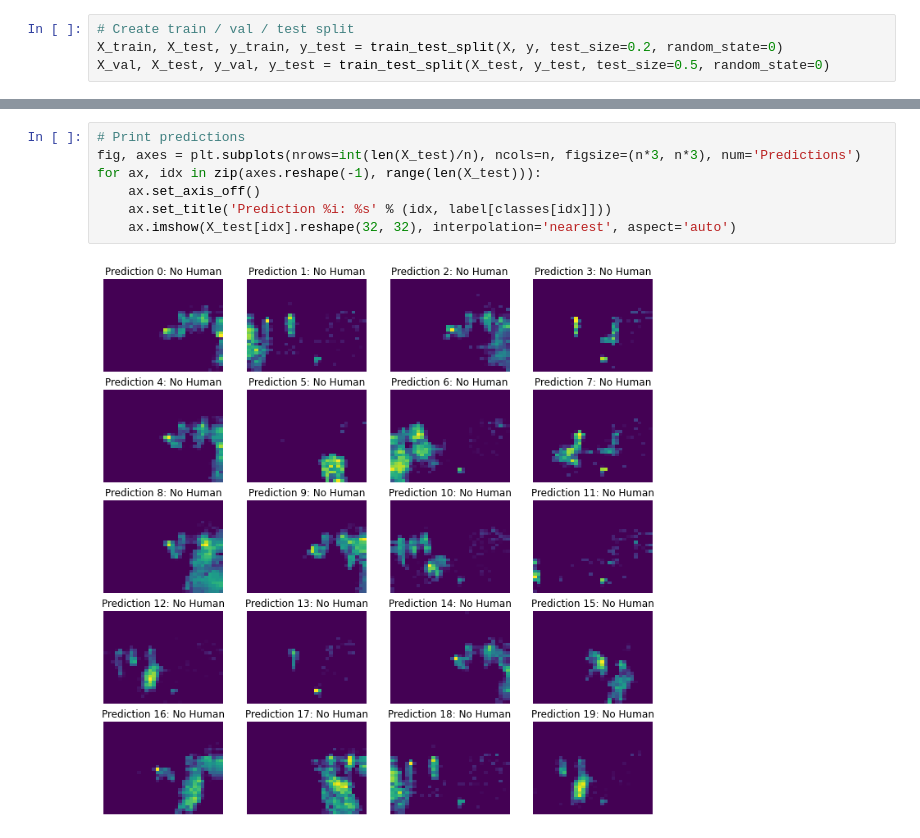
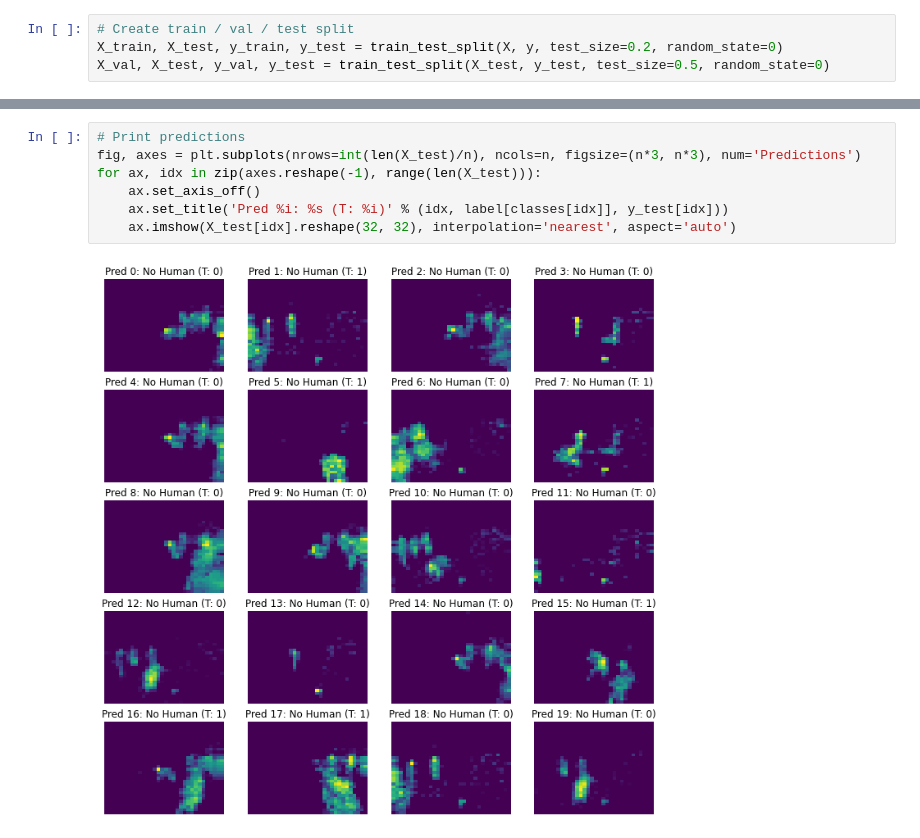
Before and after one commit to Avic3nna/EdgeML_thermalcamera, a Jupyter notebook: cnn/step3-modelling-simpleCnn-binary.ipynb, the cells around one changed output, grey strips where cells are left out. Saved outputs shown, nothing was run; the diff lists cells and outputs as text.

```diff
--- a/cnn/step3-modelling-simpleCnn-binary.ipynb
+++ b/cnn/step3-modelling-simpleCnn-binary.ipynb
@@ -173,9 +181,9 @@ print(pred, classes)
-# %%
-# Print predictions
-fig, axes = plt.subplots(nrows=int(len(X_test)/n), ncols=n, figsize=(n*3, n*3), num='Predictions')
-for ax, idx in zip(axes.reshape(-1), range(len(X_test))):
-    ax.set_axis_off()
-    ax.set_title('Prediction %i: %s' % (idx, label[classes[idx]]))
-    ax.imshow(X_test[idx].reshape(32, 32), interpolation='nearest', aspect='auto')
-# %% [output]
-[figure, removed]
+# %%
+# Print predictions
+fig, axes = plt.subplots(nrows=int(len(X_test)/n), ncols=n, figsize=(n*3, n*3), num='Predictions')
+for ax, idx in zip(axes.reshape(-1), range(len(X_test))):
+    ax.set_axis_off()
+    ax.set_title('Pred %i: %s (T: %i)' % (idx, label[classes[idx]], y_test[idx]))
+    ax.imshow(X_test[idx].reshape(32, 32), interpolation='nearest', aspect='auto')
+# %% [output]
+[figure, added]
```
Also changed, not shown: parts of 4 cells of this notebook, 3 other files.
